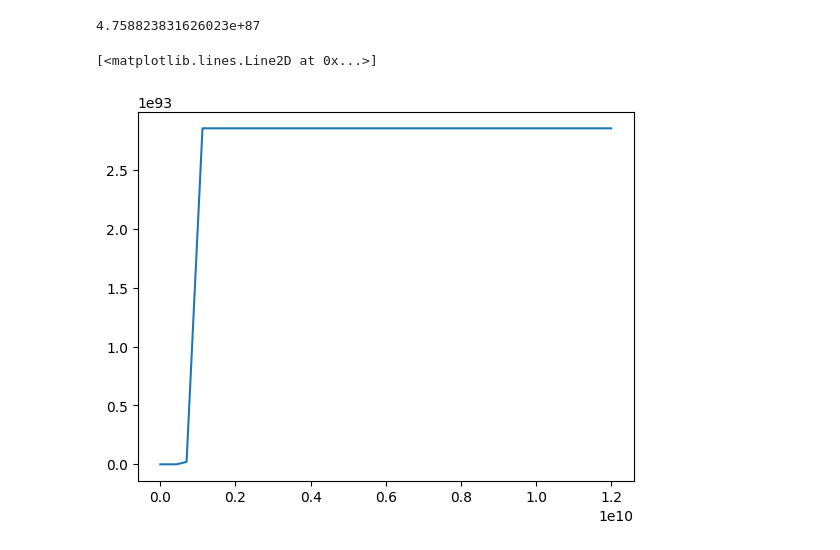
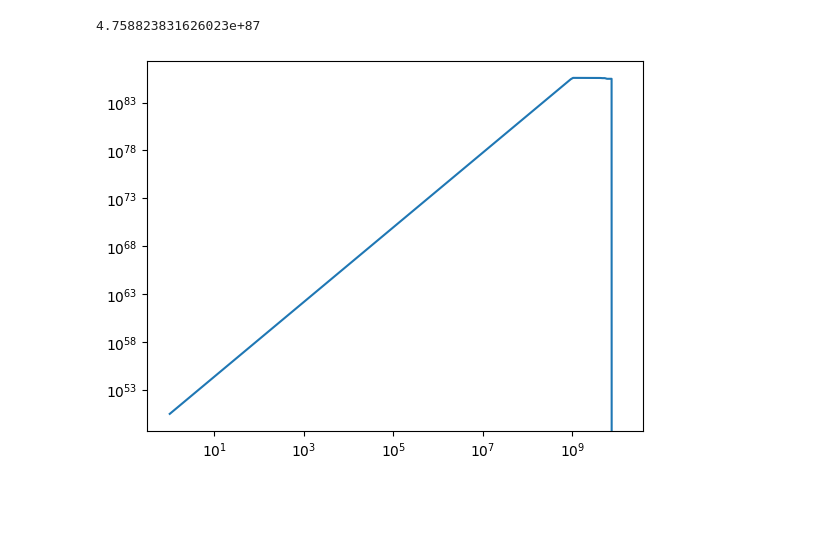
Before and after one commit to StephenJohnson-CardiffUni/Astro, a Jupyter notebook: GalaxiesAssignment.ipynb, the cells around one changed output. Drawn from its saved outputs; the diff is of its cells as text; code cells hidden in the pictures; blank space fills up the shorter version.

```diff
--- a/GalaxiesAssignment.ipynb
+++ b/GalaxiesAssignment.ipynb
@@ -19,7 +19,7 @@ galaxyLifetime = 12e9 #LifeTime in Years
 
 # Assuming a lower limit of 0.5 solar masses and an upper limit of some solar masses
 StarMassMin = 0.5
-StarMassMax = 150
+StarMassMax = 100
 
 #Star Formation Rate
 SFR = initialMass / 1e9
@@ -32,7 +32,7 @@ def lifeTime_func(M): #Take Mass in SolarM, returns lifetime on main sequence
   return 1e9 * (M)**-2.5
 
 def Mcrit(t): #Takes time in years, returns mass of stars whos life time is equal to this (the ones just dying in a galaxy t old)
-  return ((10e9/t)**1/25)
+  return ((10e9/t)**1/2.5)
 
 def IMFconst(MassTot):#function to find the IMF constant
   return MassTot / (quad(IMFintegrand,StarMassMin,StarMassMax)[0])
@@ -43,7 +43,7 @@ def IMFintegrand(m):#needed for the constant
 def IMF(M):#Gives distribution of masses from a cloud of certain size
   return IMFconst(initialMass) * (M/SolarM)**-Salpeter
 
-masses = np.linspace(StarMassMin, StarMassMax, num=1000) #TestMasses for Graphing
+masses = np.linspace(StarMassMin, StarMassMax, num=500) #TestMasses for Graphing
 
 IMFvals = IMF(masses) # Mass Dristribution
 
@@ -74,24 +74,33 @@ print(totalLumin)
 # %% [output]
 4.758823831626023e+87
 # %%
-steps = 50
+steps = 200
+SFR = initialMass / 1e9
 
 timeArray = np.geomspace(1,12e9,num=steps)
 TimeStepLuminosity = np.zeros(steps)
 
-for i, t in enumerate(timeArray):
+for i, t in enumerate(timeArray):#at every time step we clear the Number count arrays
     NmLow = np.zeros_like(masses)
     NmHigh = np.zeros_like(masses)
-    critMass = Mcrit(t)
-    for j, m in enumerate(masses):
-        if m < critMass:
-            NmLow[j] = IMFconst(initialMass) * SFR * t * m**-2.85
-        elif m > critMass:
+    if t < 1e9: #if under 1billion, star formation is still ongoing
+      for j, m in enumerate(masses):
+        if m < Mcrit(t):
+            NmLow[j] = IMFconst(initialMass) * SFR * t * m**-2.35
+        elif m > Mcrit(t):
             NmHigh[j] = IMFconst(initialMass) * SFR * 10e9 * m**-4.85  # 10e9 = Solar Lifetime
+    else:
+      for j, m in enumerate(masses):
+        if m < Mcrit(t):
+            NmLow[j] = IMFconst(initialMass) * SFR * 1e9 * m**-2.35 #1e9 = end of star formation
+        elif m > Mcrit(t):
+            NmHigh[j] = 0
     Nm = NmLow + NmHigh
-    TimeStepLuminosity[i] = np.sum(luminosity_func(Nm))
+    massByMass = Nm * masses
+    TimeStepLuminosity[i] = np.sum(luminosity_func(massByMass))
 
 plt.plot(timeArray, TimeStepLuminosity)
+plt.xscale('log')
+plt.yscale('log')
 # %% [output]
-[<matplotlib.lines.Line2D at 0x...>]
-[figure, old version]
+[figure, new version]
```
Also changed, not shown: parts of 4 cells of this notebook.
